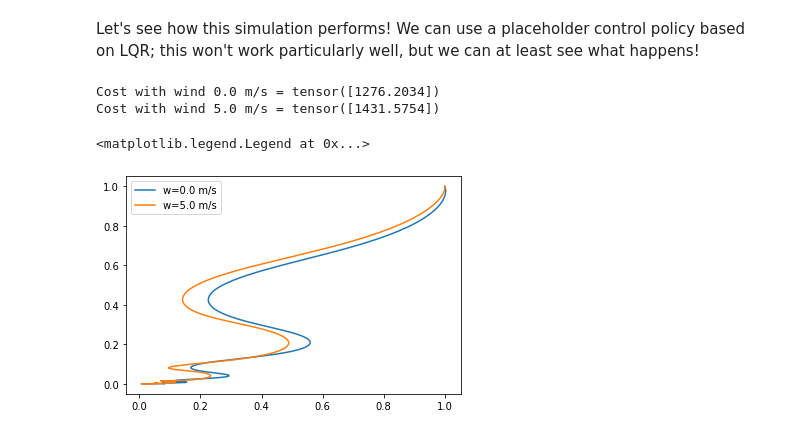
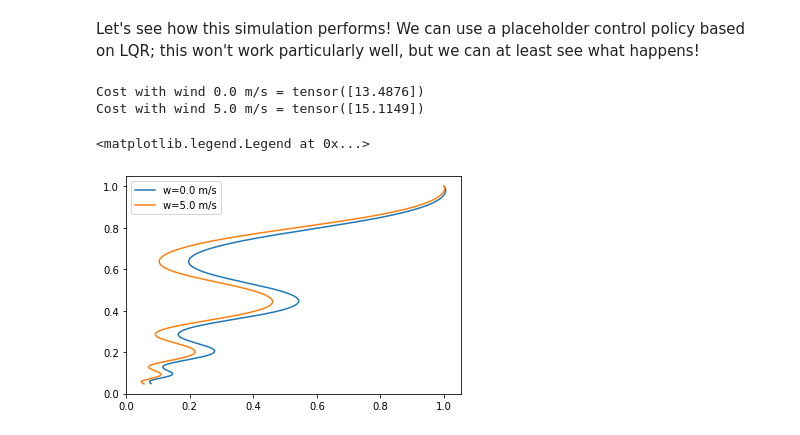
Before and after one commit to MIT-REALM/architect_rss_22, a Jupyter notebook: prototyping/continuous_control_sensitivity.ipynb, the cells around one changed output. Saved outputs shown, nothing was run; the diff lists cells and outputs as text; code cells hidden in the pictures.

```diff
--- a/prototyping/continuous_control_sensitivity.ipynb
+++ b/prototyping/continuous_control_sensitivity.ipynb
@@ -96,9 +96,10 @@ def simulate(
     K = design_parameters[:, :12].reshape(-1, n_controls, n_dims)
     u_0 = design_parameters[:, 12:].reshape(-1, n_controls, 1)
 
-    # Create tensors to store the simulated state
-    n_steps = int(time_horizon // time_step)
+    # Create tensors to store the simulated state and controls
+    n_steps = int(time_horizon // time_step) + 1
     q = torch.zeros(n_steps, batch_size, n_dims)
+    u = torch.zeros(n_steps, batch_size, n_controls)
 
     # Set the initial state stationary at px = -1, all other states 0
     q[0, :, 0] = 1.0
@@ -117,7 +118,8 @@ def simulate(
         theta_dot = q_current[:, 5, 0]
 
         # Get the control input
-        u = u_0 - torch.bmm(K, q_current)
+        u[t_step] = (u_0 - torch.bmm(K, q_current)).reshape(-1, n_controls)
+        u_current = u[t_step].reshape(-1, n_controls, 1)
 
         # Get the aerodynamic force magnitude
         w = exogenous_parameters
@@ -135,25 +137,25 @@ def simulate(
         q[t_step + 1, :, 2] = theta + time_step * theta_dot
 
         # x velocity is updated from control input and drag
-        f_control_x = -u.squeeze().sum(dim=-1) * torch.sin(theta)
+        f_control_x = -u_current.squeeze().sum(dim=-1) * torch.sin(theta)
         f_drag_x = f_aero * torch.sin(theta)
         f_x = f_control_x + f_drag_x
         q[t_step + 1, :, 3] = vx + time_step * f_x / mass
 
         # z velocity is updated from control input, lift, and gravity
-        f_control_z = u.squeeze().sum(dim=-1) * torch.cos(theta)
+        f_control_z = u_current.squeeze().sum(dim=-1) * torch.cos(theta)
         f_grav_z = -mass * gravity * torch.ones_like(f_control_z)
         f_lift_z = f_aero * torch.cos(theta)
         f_z = f_control_z + f_lift_z + f_grav_z
         q[t_step + 1, :, 4] = vz + time_step * f_z / mass
 
         # Theta is updated from the control input alone
-        tau_control_theta = r * (u[:, 0, 0] - u[:, 1, 0])
+        tau_control_theta = r * (u_current[:, 0, 0] - u_current[:, 1, 0])
         tau_theta = tau_control_theta
         q[t_step + 1, :, 5] = theta_dot + time_step * tau_theta / inertia
 
     # Compute the cost based on the LQR state cost
-    cost = (q[:, :, :] ** 2).sum(dim=-1).sum(dim=0)
+    cost = (q[:, :, :] ** 2).sum(dim=-1).sum(dim=0) * time_step
 
     # Return the cost and trajectory
     return cost, q
@@ -161,6 +163,7 @@ def simulate(
 Let's see how this simulation performs! We can use a placeholder control policy based on LQR; this won't work particularly well, but we can at least see what happens!
 # %%
 def get_2d_quad_lqr():
+    mass = 0.1  # kg
     inertia = 0.001  # kg-m^2
     r = 0.05  # m, distance from center to propeller
 
@@ -170,38 +173,38 @@ def get_2d_quad_lqr():
     A[3, 2] = -0.981
 
     B = np.zeros((6, 2))
-    B[4, :] = r / inertia
+    B[4, :] = r / mass
     B[5, 0] = r / inertia
     B[5, 1] = -r / inertia
 
     # Define cost matrices
-    Q = np.eye(6)
+    Q = 2 * np.eye(6)
     R = np.eye(2)
 
     # Solve Ricatti equation
     X = np.matrix(scipy.linalg.solve_continuous_are(A, B, Q, R))
     K = np.matrix(scipy.linalg.inv(R)*(B.T*X))
 
     return K
 
 dp = torch.zeros(1, 14)
 dp[:, 12:] += 0.981 / 2.0
 dp[:, :12] += torch.tensor(get_2d_quad_lqr()).reshape(1, 12)
 ep = torch.ones(1, 1)
 
 w1 = 0.0
 w2 = 5.0
-cost, q1 = simulate(dp, w1 * ep, time_horizon=10.0)
+cost, q1 = simulate(dp, w1 * ep, time_horizon=5.0)
 print(f"Cost with wind {w1} m/s = {cost}")
 
-cost, q2 = simulate(dp, w2 * ep, time_horizon=10.0)
+cost, q2 = simulate(dp, w2 * ep, time_horizon=5.0)
 print(f"Cost with wind {w2} m/s = {cost}")
 
 plt.plot(q1[:, 0, 0], q1[:, 0, 1], label=f"w={w1} m/s")
 plt.plot(q2[:, 0, 0], q2[:, 0, 1], label=f"w={w2} m/s")
 plt.legend()
 # %% [output]
-Cost with wind 0.0 m/s = tensor([1276.2034])
-Cost with wind 5.0 m/s = tensor([1431.5754])
+Cost with wind 0.0 m/s = tensor([13.4876])
+Cost with wind 5.0 m/s = tensor([15.1149])
 <matplotlib.legend.Legend at 0x...>
-[figure, old version]
+[figure, new version]
```
Also changed, not shown: parts of 4 cells of this notebook.
